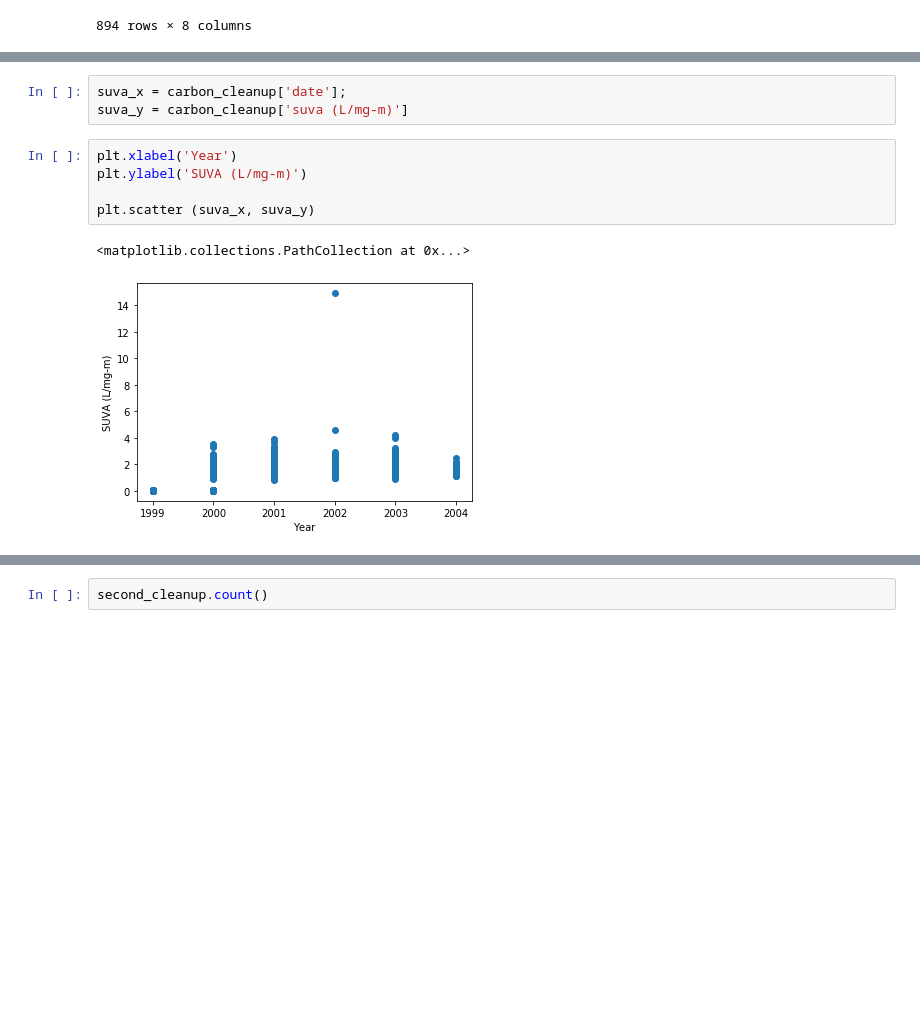
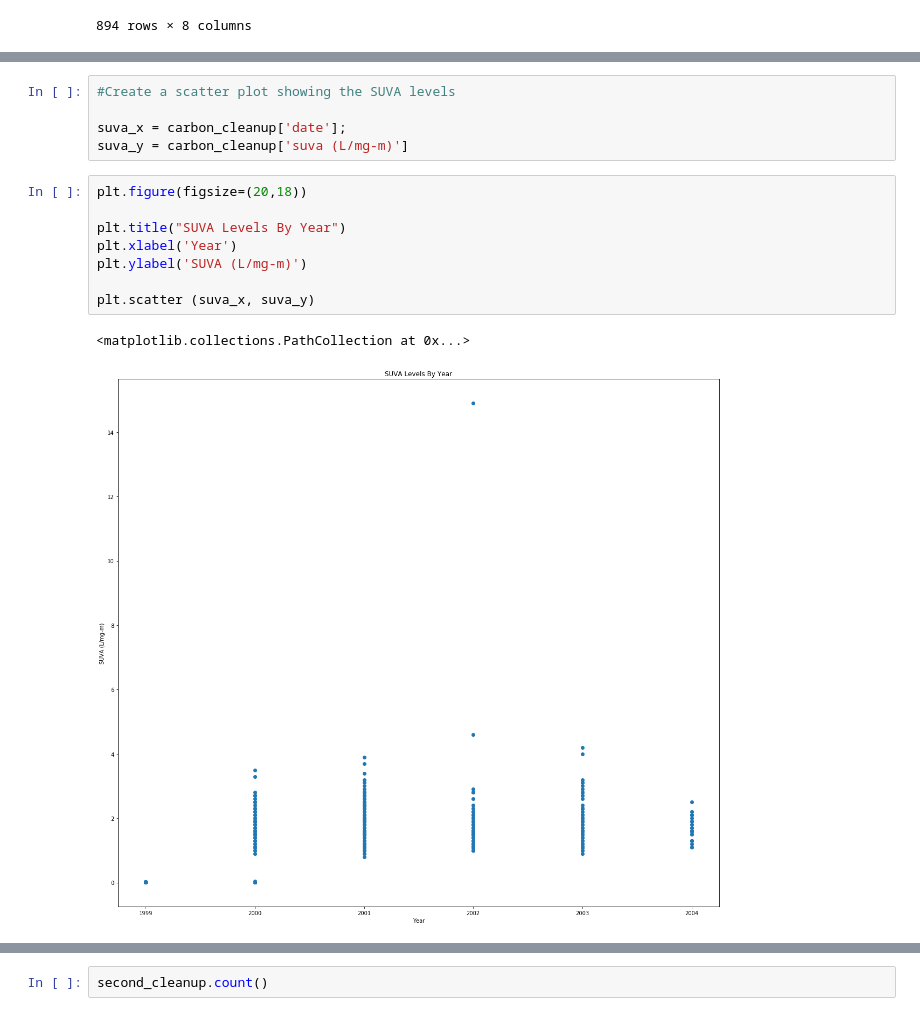
Before and after one commit to briantparish/waterQualityProject, a Jupyter notebook: Carbon.ipynb, the cells around one changed output, grey strips where cells are left out. Drawn from its saved outputs; the diff is of its cells as text; blank space fills up the shorter version.

```diff
--- a/Carbon.ipynb
+++ b/Carbon.ipynb
@@ -111,11 +158,16 @@ plt.scatter (uva_x,uva_y)
 # %%
+#Create a scatter plot showing the SUVA levels
+
 suva_x = carbon_cleanup['date'];
 suva_y = carbon_cleanup['suva (L/mg-m)']
 # %%
+plt.figure(figsize=(20,18))
+
+plt.title("SUVA Levels By Year")
 plt.xlabel('Year')
 plt.ylabel('SUVA (L/mg-m)')
 
 plt.scatter (suva_x, suva_y)
 # %% [output]
 <matplotlib.collections.PathCollection at 0x...>
-[figure, old version]
+[figure, new version]
```
Also changed, not shown: parts of 31 cells of this notebook, 2 other files.
